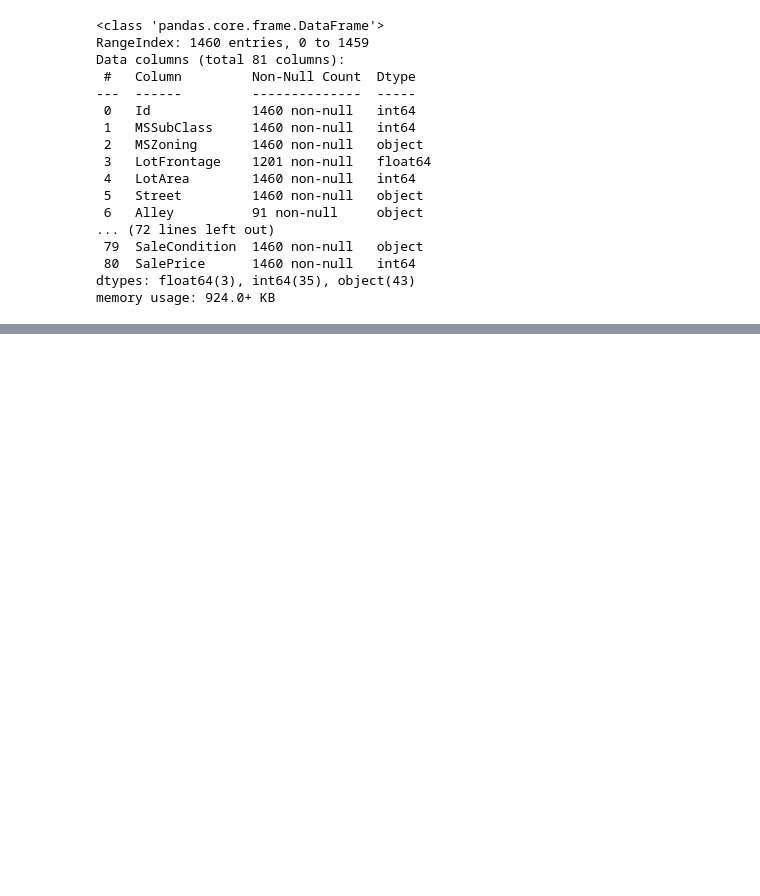
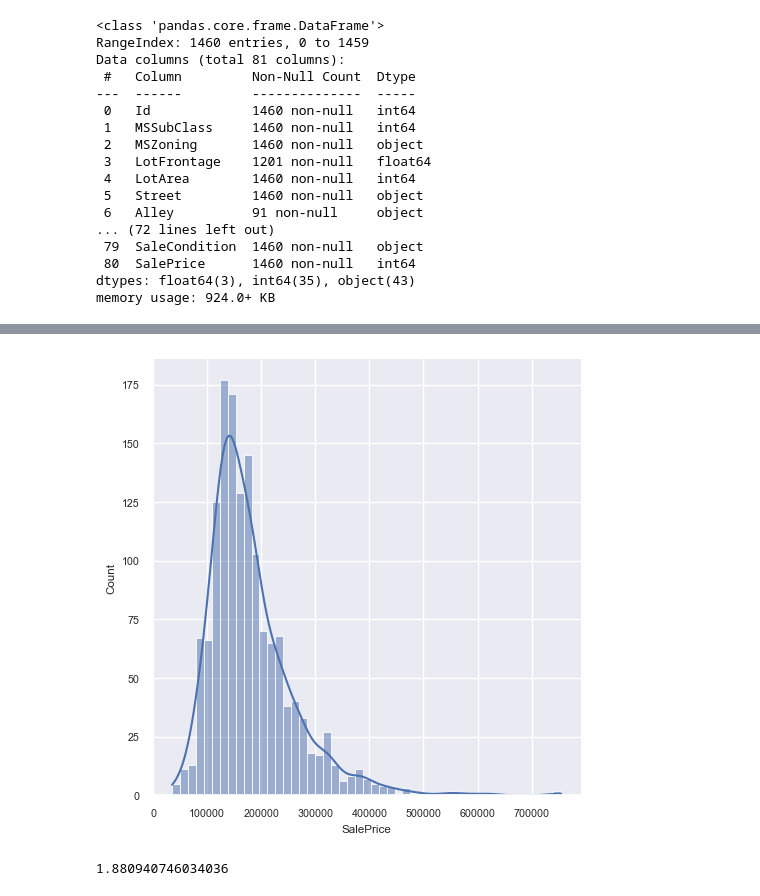
Before and after one commit to Cheslaff/HandsOnML, a Jupyter notebook: Practice/House Price Prediction/main.ipynb, the cells around one changed output, grey strips where cells are left out. Saved outputs shown, nothing was run; the diff lists cells and outputs as text; code cells hidden in the pictures; blank space fills up the shorter version.

```diff
--- a/Practice/House Price Prediction/main.ipynb
+++ b/Practice/House Price Prediction/main.ipynb
@@ -166,8 +56,0 @@ Note: low correlation doesn't mean no pattern. There's a possibility that the pa
-# %%
-#SalePrice correlation heatmap
-k = 10
-cols = corrmat.nlargest(k, "SalePrice")["SalePrice"].index
-cm = np.corrcoef(train_df[cols].values.T)
-sns.set(font_scale=1.25)
-sns.heatmap(cm, cbar=True, annot=True, square=True, fmt=".2f", annot_kws=\
-            {"size": 10}, yticklabels=cols.values, xticklabels=cols.values);
@@ -212,7 +56,0 @@ missing_data.head(20)
-# %%
-
-columns = missing_data[missing_data["Total"] > 1].index
-train_df.drop(columns=columns, inplace=True)
-train_df.dropna(inplace=True)  # Drop samples with nan
-train_df.head()
-print(train_df.shape)
@@ -270,0 +97,8 @@ plot_num_relationship("GrLivArea")
+# %%
+sns.displot(train_df["SalePrice"], kde=True);
+# %% [output]
+[figure, added]
+# %%
+print(stats.skew(train_df["SalePrice"]))
+# %% [output]
+1.880940746034036
```
Also changed, not shown: parts of 81 cells of this notebook.
